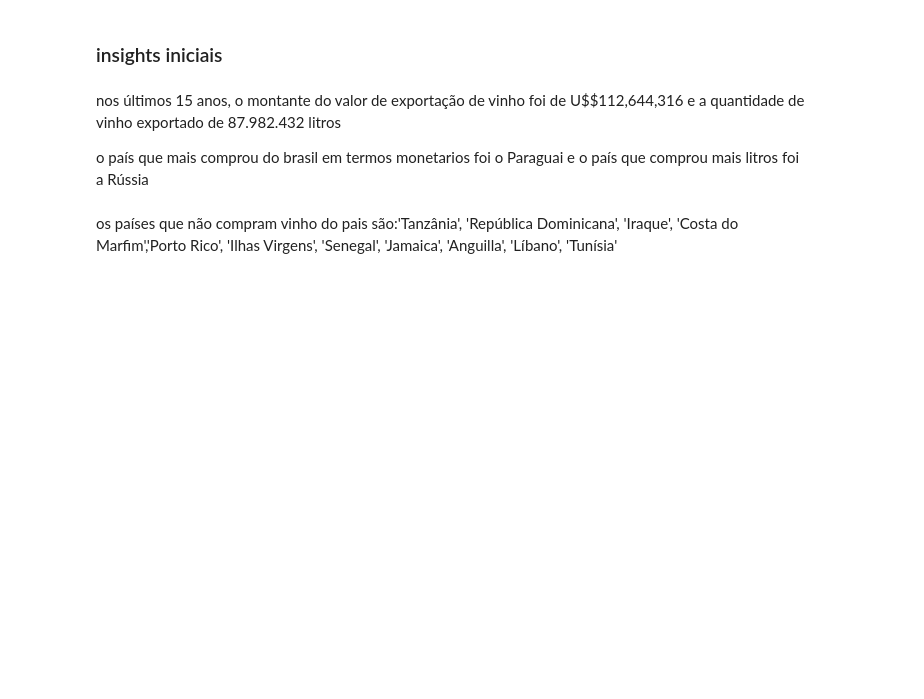
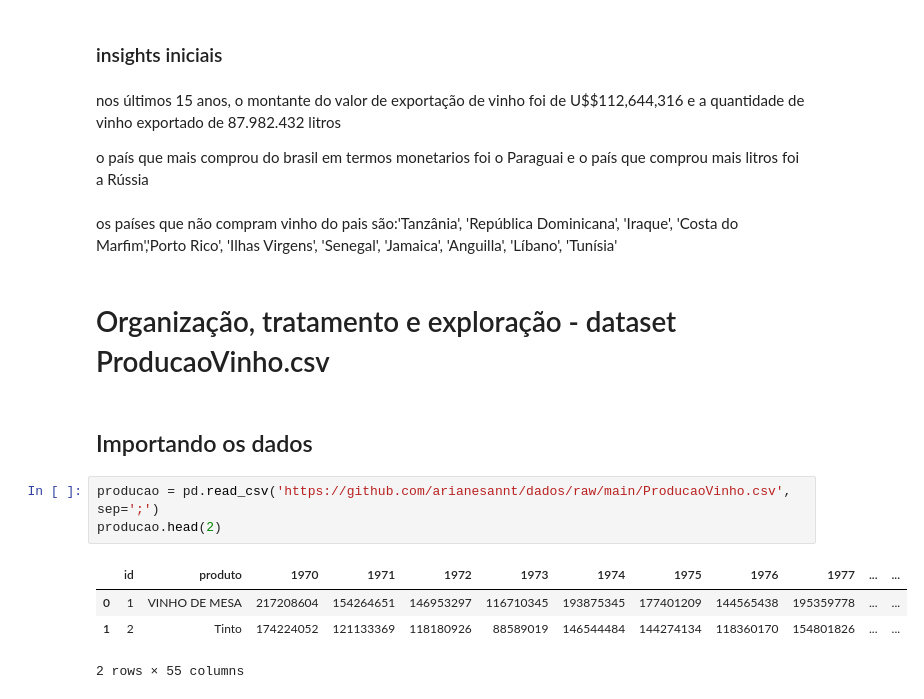
Before and after one commit to arianesannt/notebooks, a Jupyter notebook: atividadeFIAP.ipynb, the cells around one changed output. Saved outputs shown, nothing was run; the diff lists cells and outputs as text; blank space fills up the shorter version.

```diff
--- a/atividadeFIAP.ipynb
+++ b/atividadeFIAP.ipynb
@@ -407,3 +407,15 @@ nos últimos 15 anos, o montante do valor de exportação de vinho foi de U$$112
 o país que mais comprou do brasil em termos monetarios foi o Paraguai e o país que comprou mais litros foi a Rússia
 # %% [markdown]
 os países que não compram vinho do pais são:'Tanzânia', 'República Dominicana', 'Iraque', 'Costa do Marfim','Porto Rico', 'Ilhas Virgens', 'Senegal', 'Jamaica', 'Anguilla', 'Líbano', 'Tunísia'
+# %% [markdown]
+# Organização, tratamento e exploração - dataset ProducaoVinho.csv
+# %% [markdown]
+## Importando os dados
+# %%
+producao = pd.read_csv('https://github.com/arianesannt/dados/raw/main/ProducaoVinho.csv', sep=';')
+producao.head(2)
+# %% [output]
+|  | id | produto | 1970 | 1971 | 1972 | 1973 | 1974 | 1975 | 1976 | 1977 | ... | ... |
+| 0 | 1 | VINHO DE MESA | 217208604 | 154264651 | 146953297 | 116710345 | 193875345 | 177401209 | 144565438 | 195359778 | ... | ... |
+| 1 | 2 | Tinto | 174224052 | 121133369 | 118180926 | 88589019 | 146544484 | 144274134 | 118360170 | 154801826 | ... | ... |
+2 rows × 55 columns
```
Also changed, not shown: parts of 17 cells of this notebook.
